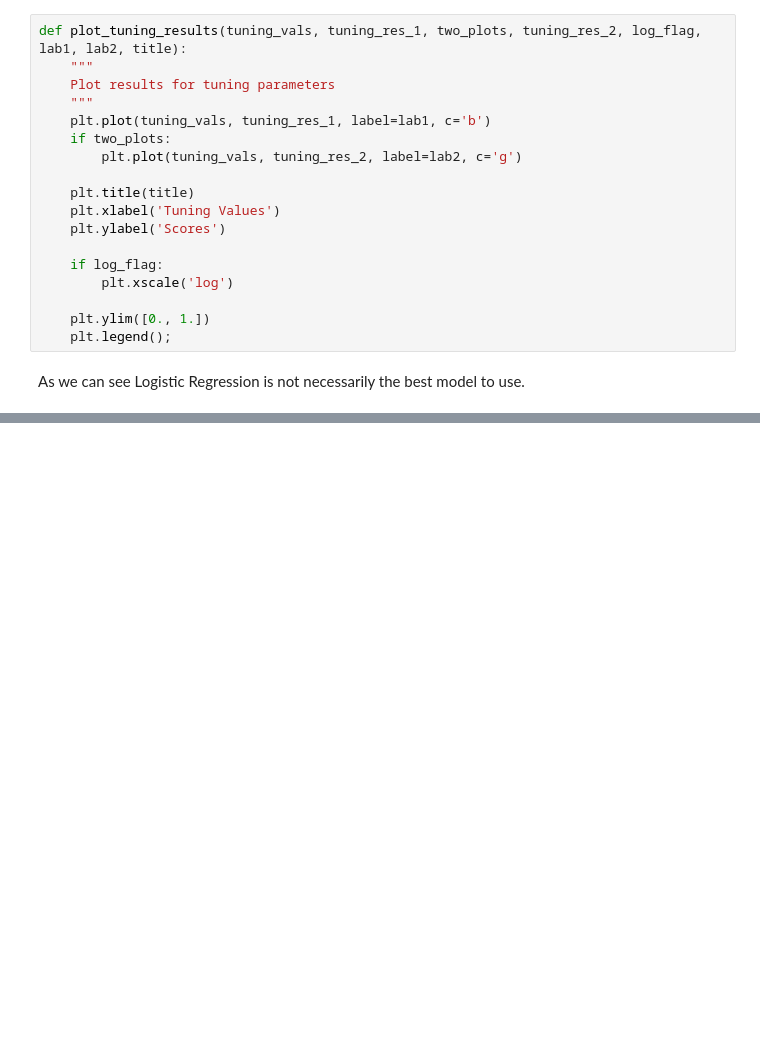
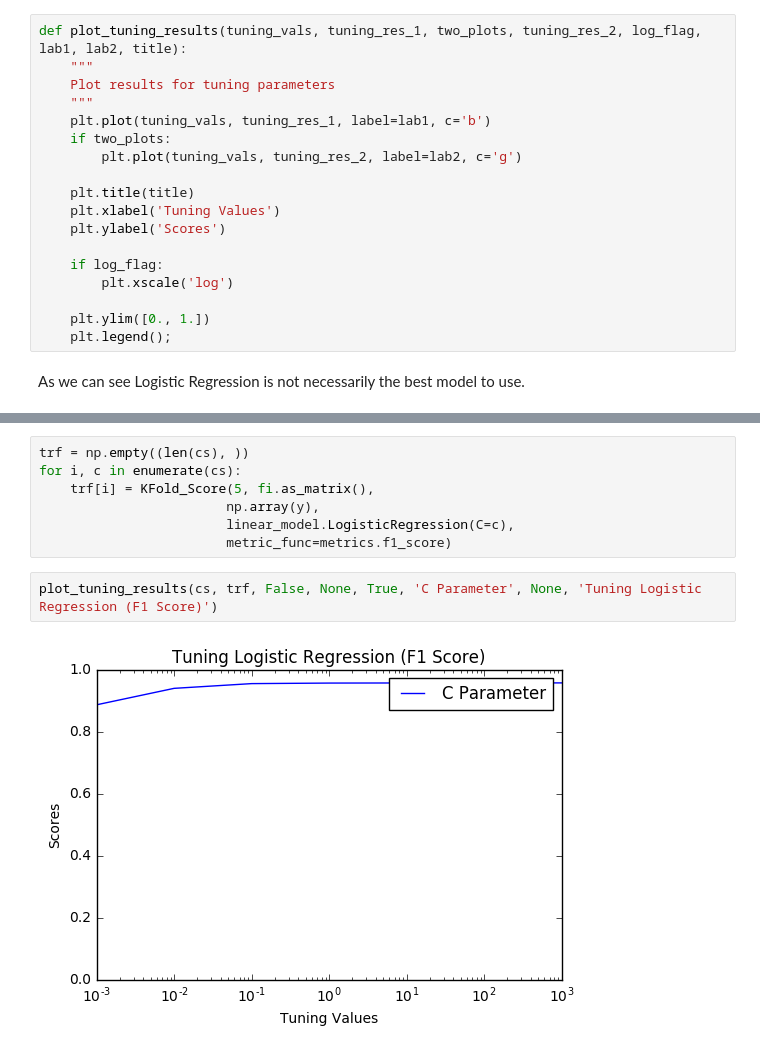
Before and after one commit to thewassermann/inspection_project, a Jupyter notebook: Gil Baseline Model Research.ipynb, the cells around one changed output, grey strips where cells are left out. Saved outputs shown, nothing was run; the diff lists cells and outputs as text; blank space fills up the shorter version.

```diff
--- a/Gil Baseline Model Research.ipynb
+++ b/Gil Baseline Model Research.ipynb
@@ -322,0 +334,11 @@ As we can see Logistic Regression is not necessarily the best model to use.
+# %%
+trf = np.empty((len(cs), ))
+for i, c in enumerate(cs):
+    trf[i] = KFold_Score(5, fi.as_matrix(),
+                        np.array(y),
+                        linear_model.LogisticRegression(C=c),
+                        metric_func=metrics.f1_score)
+# %%
+plot_tuning_results(cs, trf, False, None, True, 'C Parameter', None, 'Tuning Logistic Regression (F1 Score)')
+# %% [output]
+[figure, added]
```
Also changed, not shown: parts of 69 cells of this notebook, 1 other file.
